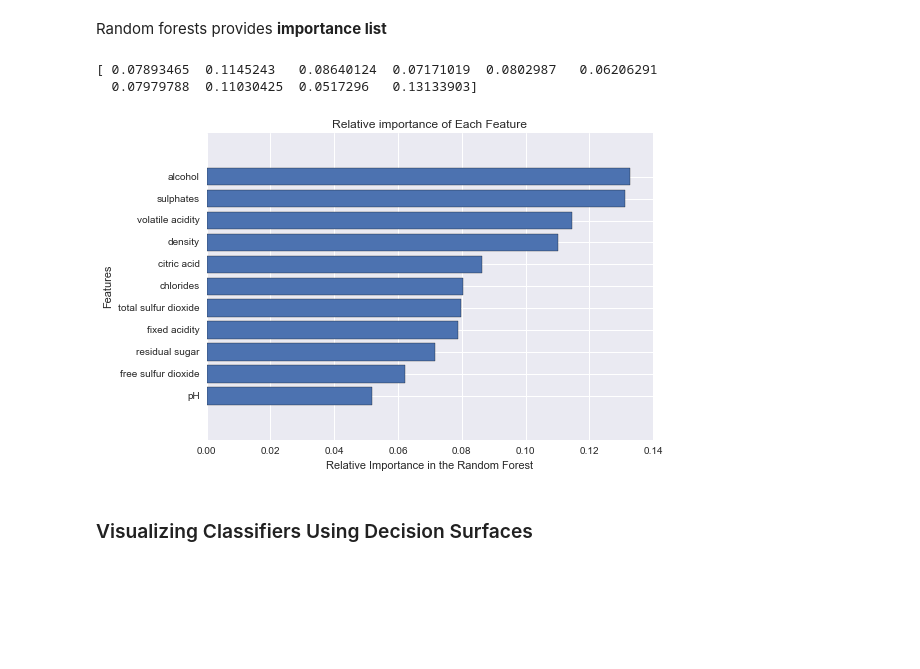
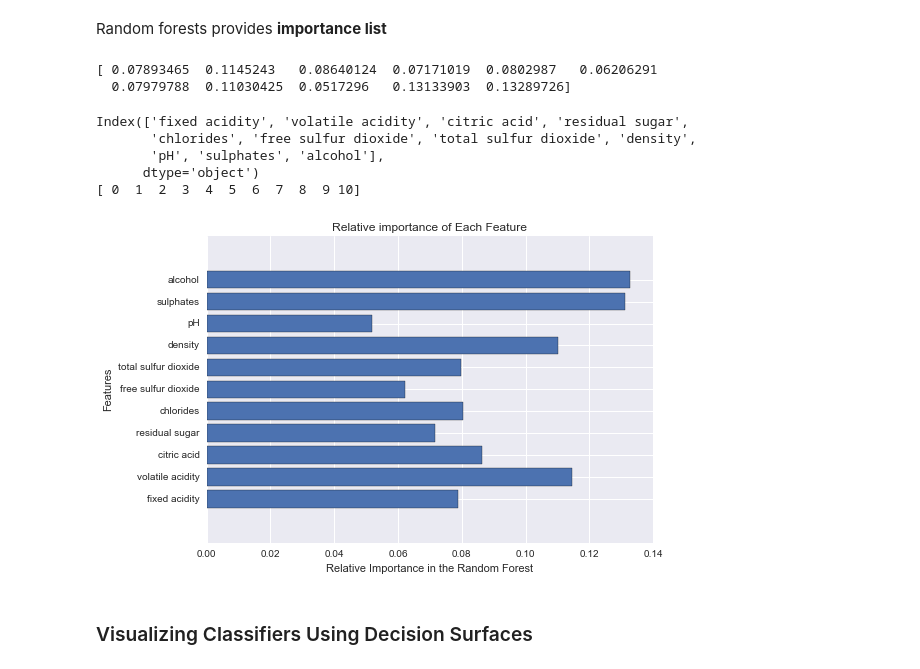
Before and after one commit to xuwenyihust/Wine-Quality, a Jupyter notebook: wine_quality.ipynb, the cells around one changed output. Drawn from its saved outputs; the diff is of its cells as text; code cells hidden in the pictures; blank space fills up the shorter version.

```diff
--- a/wine_quality.ipynb
+++ b/wine_quality.ipynb
@@ -297,20 +297,31 @@ RandomForestClassifier(bootstrap=True, class_weight=None, criterion='gini',
 Random forests provides **importance list**
 # %%
 importance_list = clf.feature_importances_
-print(importance_list[:10])
+print(importance_list)
 # %% [output]
 [ 0.07893465  0.1145243   0.08640124  0.07171019  0.0802987   0.06206291
-  0.07979788  0.11030425  0.0517296   0.13133903]
+  0.07979788  0.11030425  0.0517296   0.13133903  0.13289726]
+# %%
+name_list = df.columns[:-1]
+y_pos = np.arange(len(name_list))
+
+print(name_list)
+print(y_pos)
+# %% [output]
+Index(['fixed acidity', 'volatile acidity', 'citric acid', 'residual sugar',
+       'chlorides', 'free sulfur dioxide', 'total sulfur dioxide', 'density',
+       'pH', 'sulphates', 'alcohol'],
+      dtype='object')
+[ 0  1  2  3  4  5  6  7  8  9 10]
 # %%
-name_list = df.columns
-importance_list, name_list = zip(*sorted(zip(importance_list, name_list)))
 plt.barh(range(len(name_list)),importance_list,align='center')
 plt.yticks(range(len(name_list)),name_list)
+
 plt.xlabel('Relative Importance in the Random Forest')
 plt.ylabel('Features')
 plt.title('Relative importance of Each Feature')
 plt.show()
 # %% [output]
-[figure, old version]
+[figure, new version]
 # %% [markdown]
 ### Visualizing Classifiers Using Decision Surfaces
```
Also changed, not shown: 1 other file.
